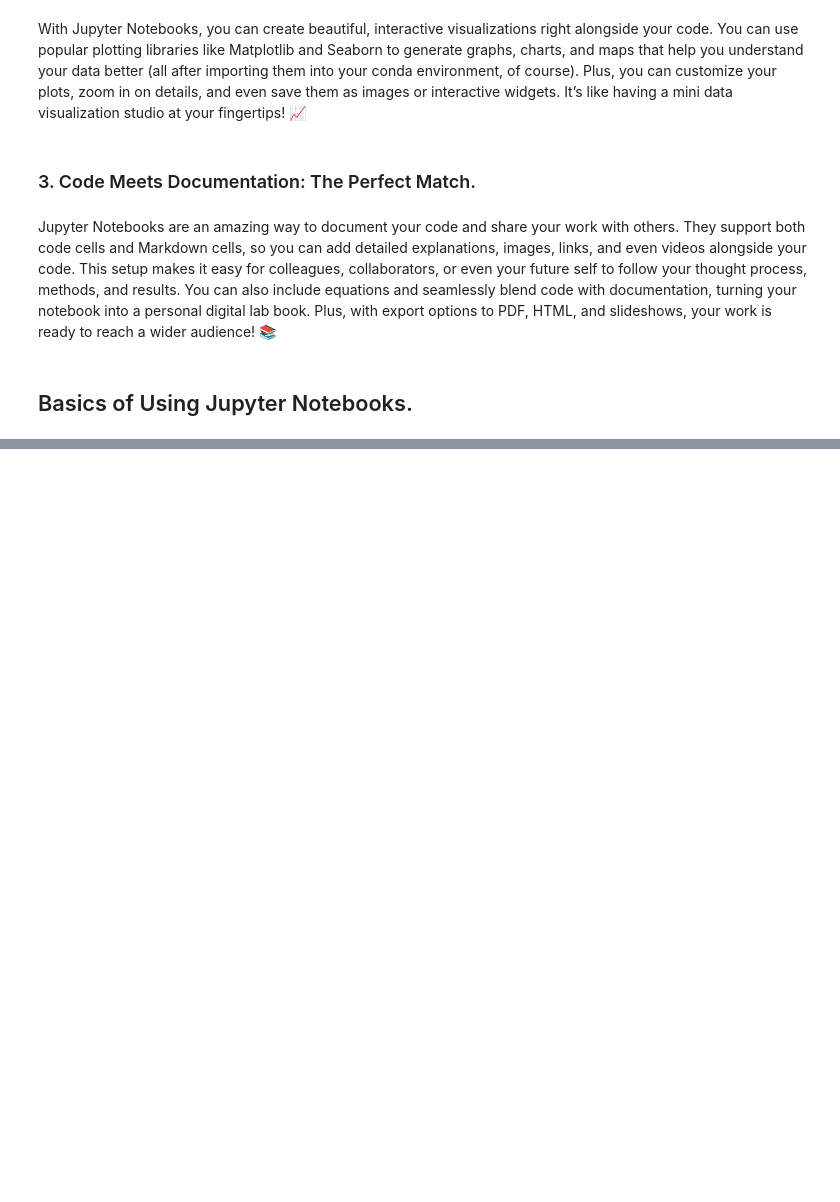
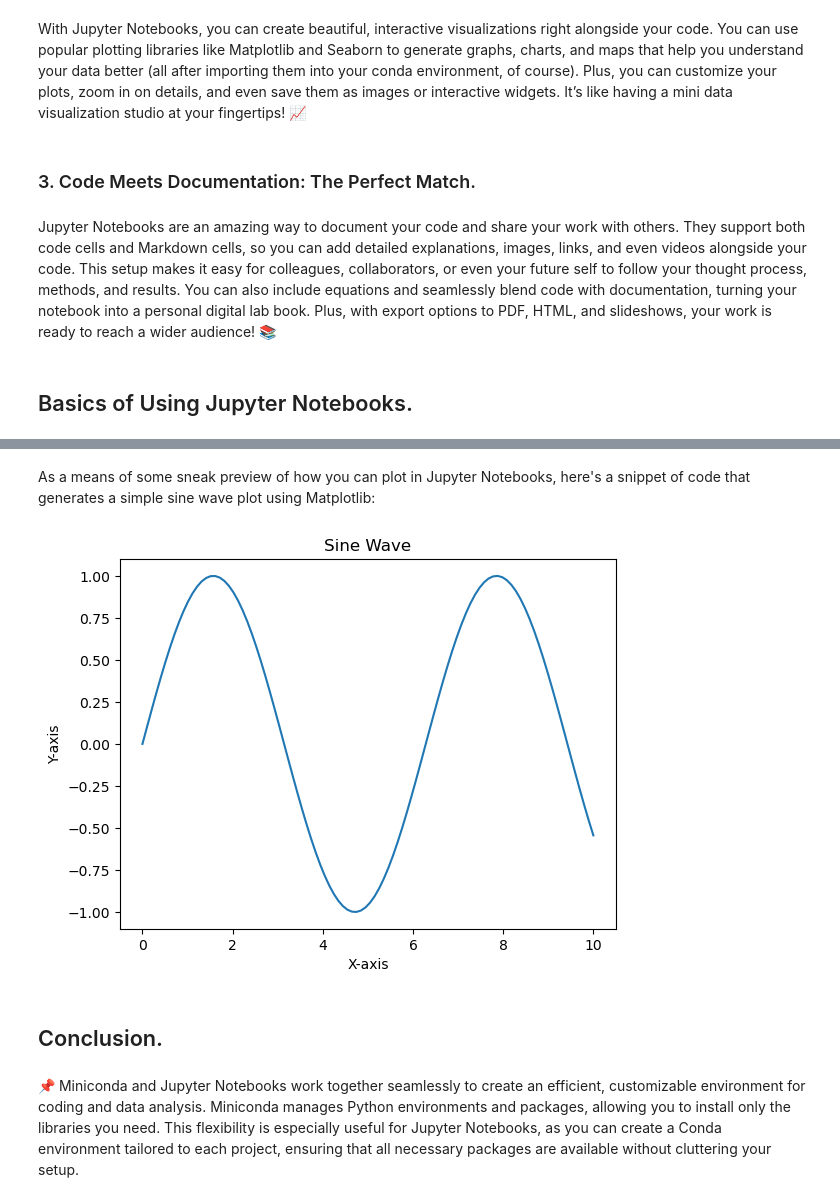
Before and after one commit to Collins-kariuk/Python-for-Physics-Students, a Jupyter notebook: Part 1_Introduction to Python and Tools/Jupyter Notebooks.ipynb, the cells around one changed output, grey strips where cells are left out. Saved outputs shown, nothing was run; the diff lists cells and outputs as text; code cells hidden in the pictures; blank space fills up the shorter version.

Commit message:
Finish writing 'Jupyter Notebooks' section

```diff
--- a/Part 1_Introduction to Python and Tools/Jupyter Notebooks.ipynb
+++ b/Part 1_Introduction to Python and Tools/Jupyter Notebooks.ipynb
@@ -26,0 +55,21 @@ One easy way of opening a Jupyter Notebook is by using the Terminal. Just type `
+# %% [markdown]
+As a means of some sneak preview of how you can plot in Jupyter Notebooks, here's a snippet of code that generates a simple sine wave plot using Matplotlib:
+# %%
+import matplotlib.pyplot as plt
+import numpy as np
+
+x = np.linspace(0, 10, 100)
+y = np.sin(x)
+
+plt.plot(x, y)
+plt.xlabel('X-axis')
+plt.ylabel('Y-axis')
+plt.title('Sine Wave')
+
+plt.show()
+# %% [output]
+[figure, added]
+# %% [markdown]
+## Conclusion.
+# %% [markdown]
+📌 Miniconda and Jupyter Notebooks work together seamlessly to create an efficient, customizable environment for coding and data analysis. Miniconda manages Python environments and packages, allowing you to install only the libraries you need. This flexibility is especially useful for Jupyter Notebooks, as you can create a Conda environment tailored to each project, ensuring that all necessary packages are available without cluttering your setup.
```
Also changed, not shown: parts of 12 cells of this notebook.
